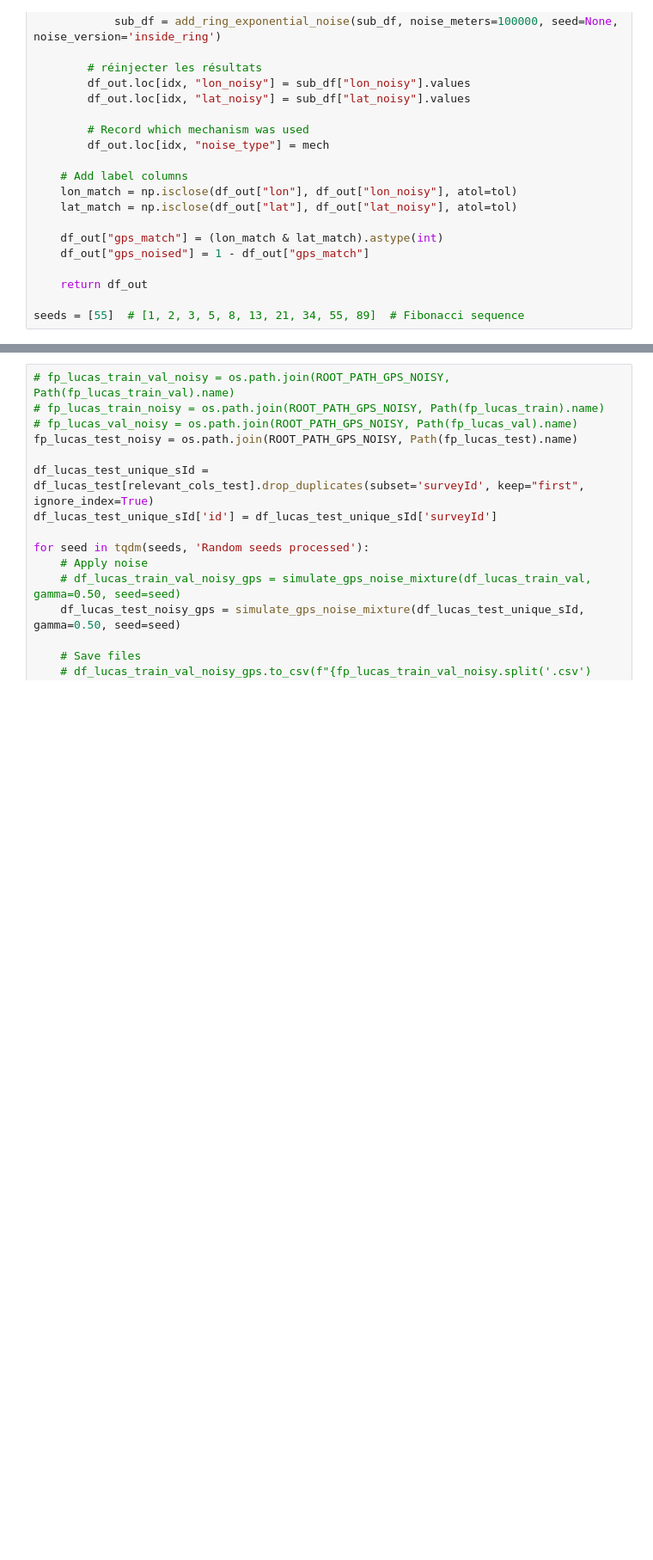
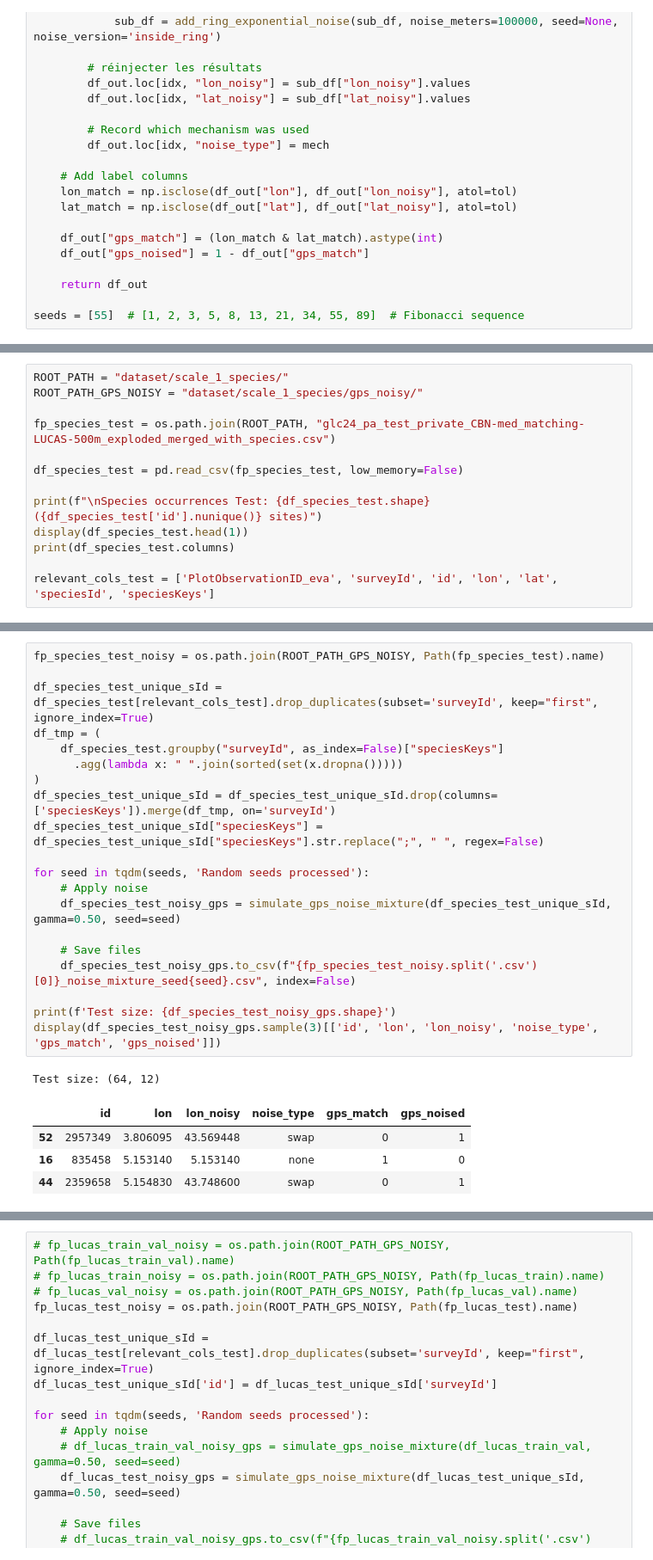
Before and after one commit to plantnet/malpolon, a Jupyter notebook: examples/custom_train/multiscale_jrc/Pre-processing_error_detection.ipynb, the cells around one changed output, grey strips where cells are left out. Shown at 86% size. Cells and saved outputs as stored; diff of their text form; blank space fills up the shorter version.

```diff
--- a/examples/custom_train/multiscale_jrc/Pre-processing_error_detection.ipynb
+++ b/examples/custom_train/multiscale_jrc/Pre-processing_error_detection.ipynb
@@ -264,0 +217,13 @@ seeds = [55]  # [1, 2, 3, 5, 8, 13, 21, 34, 55, 89]  # Fibonacci sequence
+# %%
+ROOT_PATH = "dataset/scale_1_species/"
+ROOT_PATH_GPS_NOISY = "dataset/scale_1_species/gps_noisy/"
+
+fp_species_test = os.path.join(ROOT_PATH, "glc24_pa_test_private_CBN-med_matching-LUCAS-500m_exploded_merged_with_species.csv")
+
+df_species_test = pd.read_csv(fp_species_test, low_memory=False)
+
+print(f"\nSpecies occurrences Test: {df_species_test.shape} ({df_species_test['id'].nunique()} sites)")
+display(df_species_test.head(1))
+print(df_species_test.columns)
+
+relevant_cols_test = ['PlotObservationID_eva', 'surveyId', 'id', 'lon', 'lat', 'speciesId', 'speciesKeys']
@@ -264,0 +245,26 @@ seeds = [55]  # [1, 2, 3, 5, 8, 13, 21, 34, 55, 89]  # Fibonacci sequence
+# %%
+fp_species_test_noisy = os.path.join(ROOT_PATH_GPS_NOISY, Path(fp_species_test).name)
+
+df_species_test_unique_sId = df_species_test[relevant_cols_test].drop_duplicates(subset='surveyId', keep="first", ignore_index=True)
+df_tmp = (
+    df_species_test.groupby("surveyId", as_index=False)["speciesKeys"]
+      .agg(lambda x: " ".join(sorted(set(x.dropna()))))
+)
+df_species_test_unique_sId = df_species_test_unique_sId.drop(columns=['speciesKeys']).merge(df_tmp, on='surveyId')
+df_species_test_unique_sId["speciesKeys"] = df_species_test_unique_sId["speciesKeys"].str.replace(";", " ", regex=False)
+
+for seed in tqdm(seeds, 'Random seeds processed'):
+    # Apply noise
+    df_species_test_noisy_gps = simulate_gps_noise_mixture(df_species_test_unique_sId, gamma=0.50, seed=seed)
+
+    # Save files
+    df_species_test_noisy_gps.to_csv(f"{fp_species_test_noisy.split('.csv')[0]}_noise_mixture_seed{seed}.csv", index=False)
+
+print(f'Test size: {df_species_test_noisy_gps.shape}')
+display(df_species_test_noisy_gps.sample(3)[['id', 'lon', 'lon_noisy', 'noise_type', 'gps_match', 'gps_noised']])
+# %% [output]
+Test size: (64, 12)
+|  | id | lon | lon_noisy | noise_type | gps_match | gps_noised |
+| 52 | 2957349 | 3.806095 | 43.569448 | swap | 0 | 1 |
+| 16 | 835458 | 5.153140 | 5.153140 | none | 1 | 0 |
+| 44 | 2359658 | 5.154830 | 43.748600 | swap | 0 | 1 |
```
Also changed, not shown: parts of 8 cells of this notebook, 4 other files.
